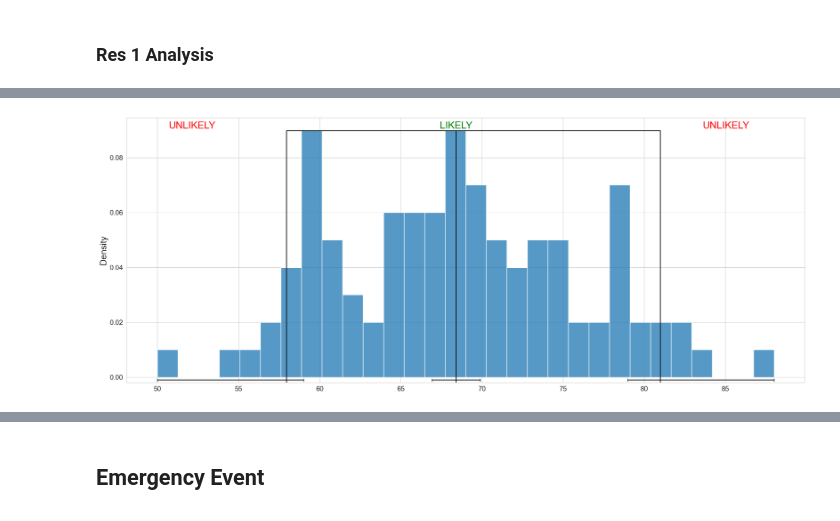
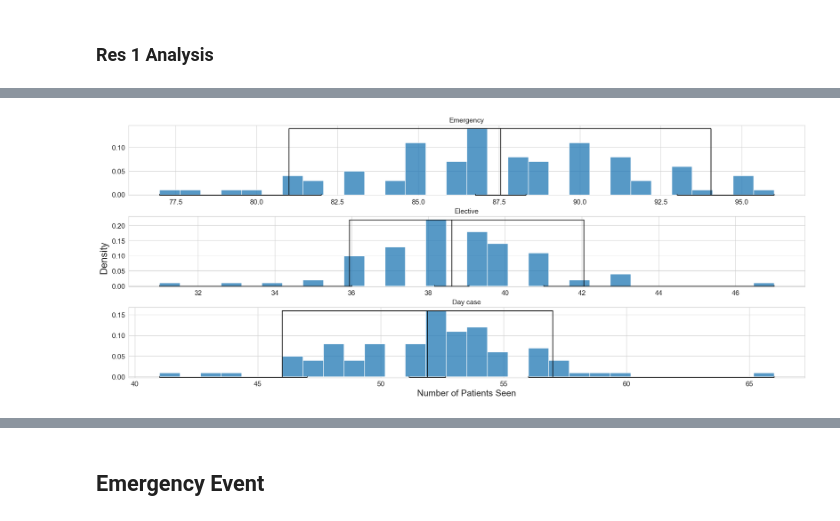
Before and after one commit to CSampsonSomersetFT/SurgicalForecastingTool, a Jupyter notebook: results_analysis.ipynb, the cells around one changed output, grey strips where cells are left out. Saved outputs shown, nothing was run; the diff lists cells and outputs as text; code cells hidden in the pictures.

```diff
--- a/results_analysis.ipynb
+++ b/results_analysis.ipynb
@@ -206,7 +206,23 @@ create_more_plot(np.array(sorted(np.array(*df.query("max_emerg_wait == 2 & metri
-# %%
-create_more_plot(np.array(sorted(np.array(*df.query("max_emerg_wait == 7 & metric == 'emergency_patients_seen' & num_beds == 50")["value"]))))
-# %% [output]
-[figure, removed]
+# %%
+fig, ax = plt.subplots(3,1, constrained_layout=True)
+fig.set_figheight(8)
+fig.set_figwidth(20)
+
+fig.supylabel("Density", fontsize=20)
+
+ax[0].set_title("Emergency", fontsize=14)
+create_more_plot(np.array(sorted(np.array(*df.query("max_emerg_wait == 7 & metric == 'emergency_patients_seen' & num_beds == 80")["value"]))), ax=ax[0])#, figfname="images/emergency_patients_seen_num_beds_80_max_wait_2")
+
+ax[1].set_title("Elective", fontsize=14)
+create_more_plot(np.array(sorted(np.array(*df.query("max_emerg_wait == 7 & metric == 'elective_patients_seen' & num_beds == 80")["value"]))), ax=ax[1])
+
+ax[2].set_title("Day case", fontsize=14)
+create_more_plot(np.array(sorted(np.array(*df.query("max_emerg_wait == 7 & metric == 'daycase_patients_seen' & num_beds == 80")["value"]))), ax=ax[2])
+ax[2].set_xlabel("Number of Patients Seen")
+
+plt.savefig("images/patients_seen_max_emerg_wait_7_num_beds_80.png", dpi=600)
+# %% [output]
+[figure, added]
 # %%
 def create_seen_cancelled_plot(df1, df2, fname=None):
     means = df1["value"].apply(lambda r: np.array(r).mean())
```
Also changed, not shown: parts of 19 cells of this notebook, 1 other file.
